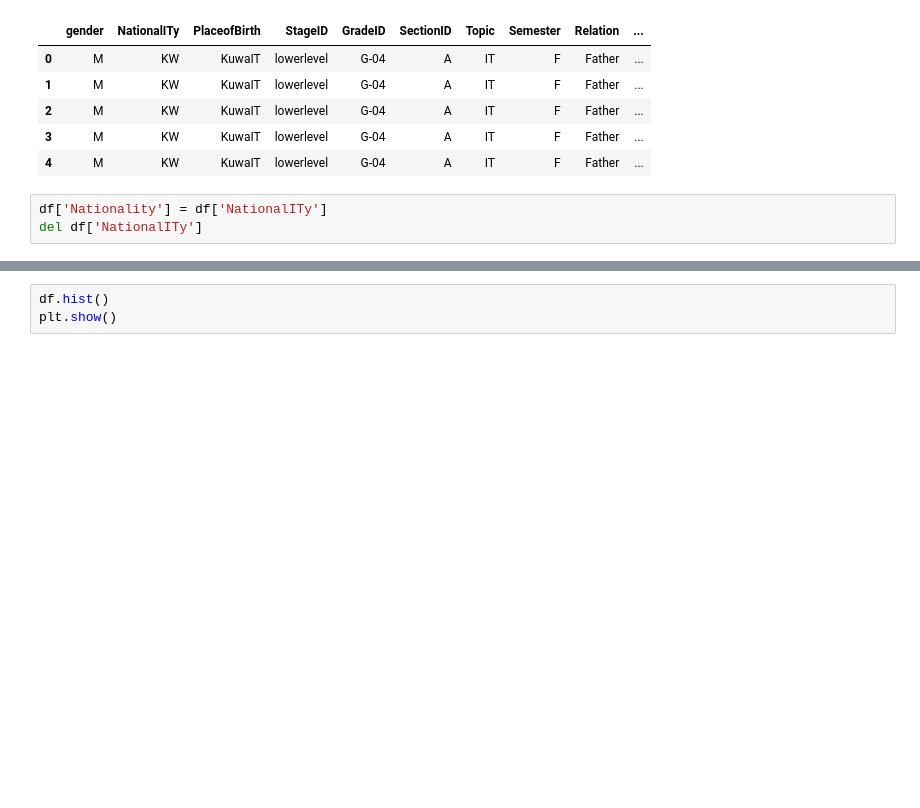
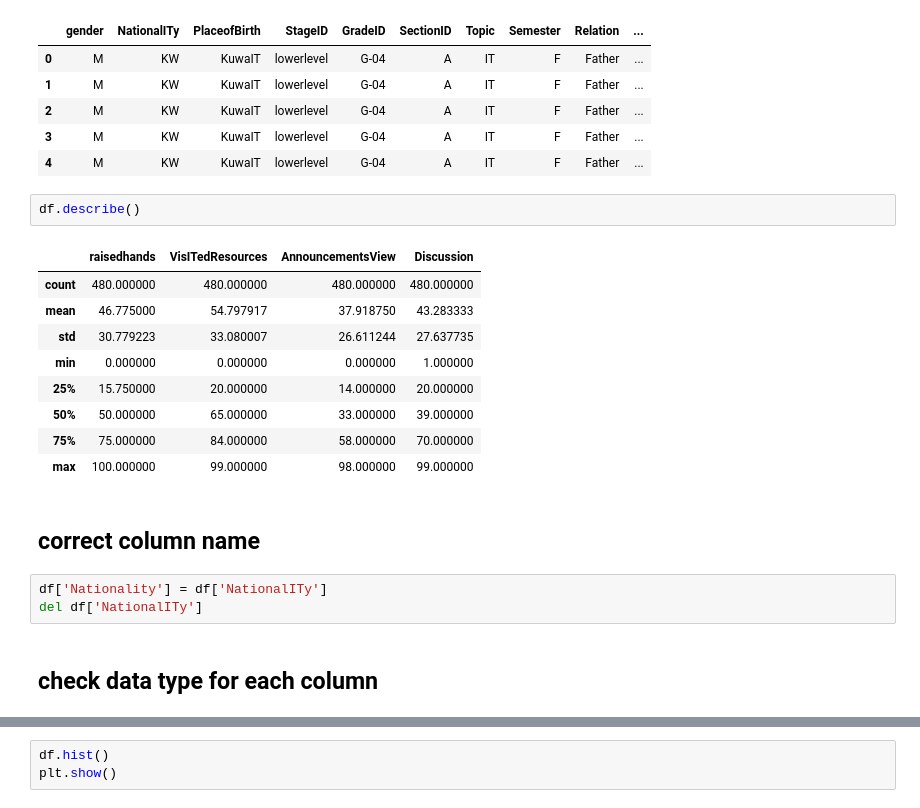
Before and after one commit to cautree/predict-score, a Jupyter notebook: students.ipynb, the cells around one changed output, grey strips where cells are left out. Drawn from its saved outputs; the diff is of its cells as text; blank space fills up the shorter version.

```diff
--- a/students.ipynb
+++ b/students.ipynb
@@ -55,8 +55,24 @@ df.head(5)
 | 2 | M | KW | KuwaIT | lowerlevel | G-04 | A | IT | F | Father | ... |
 | 3 | M | KW | KuwaIT | lowerlevel | G-04 | A | IT | F | Father | ... |
 | 4 | M | KW | KuwaIT | lowerlevel | G-04 | A | IT | F | Father | ... |
+# %%
+df.describe()
+# %% [output]
+|  | raisedhands | VisITedResources | AnnouncementsView | Discussion |
+| count | 480.000000 | 480.000000 | 480.000000 | 480.000000 |
+| mean | 46.775000 | 54.797917 | 37.918750 | 43.283333 |
+| std | 30.779223 | 33.080007 | 26.611244 | 27.637735 |
+| min | 0.000000 | 0.000000 | 0.000000 | 1.000000 |
+| 25% | 15.750000 | 20.000000 | 14.000000 | 20.000000 |
+| 50% | 50.000000 | 65.000000 | 33.000000 | 39.000000 |
+| 75% | 75.000000 | 84.000000 | 58.000000 | 70.000000 |
+| max | 100.000000 | 99.000000 | 98.000000 | 99.000000 |
+# %% [markdown]
+## correct column name
 # %%
 df['Nationality'] = df['NationalITy']
 del df['NationalITy']
+# %% [markdown]
+## check data type for each column
 # %%
 col_names=df.columns
```
Also changed, not shown: parts of 26 cells of this notebook.
